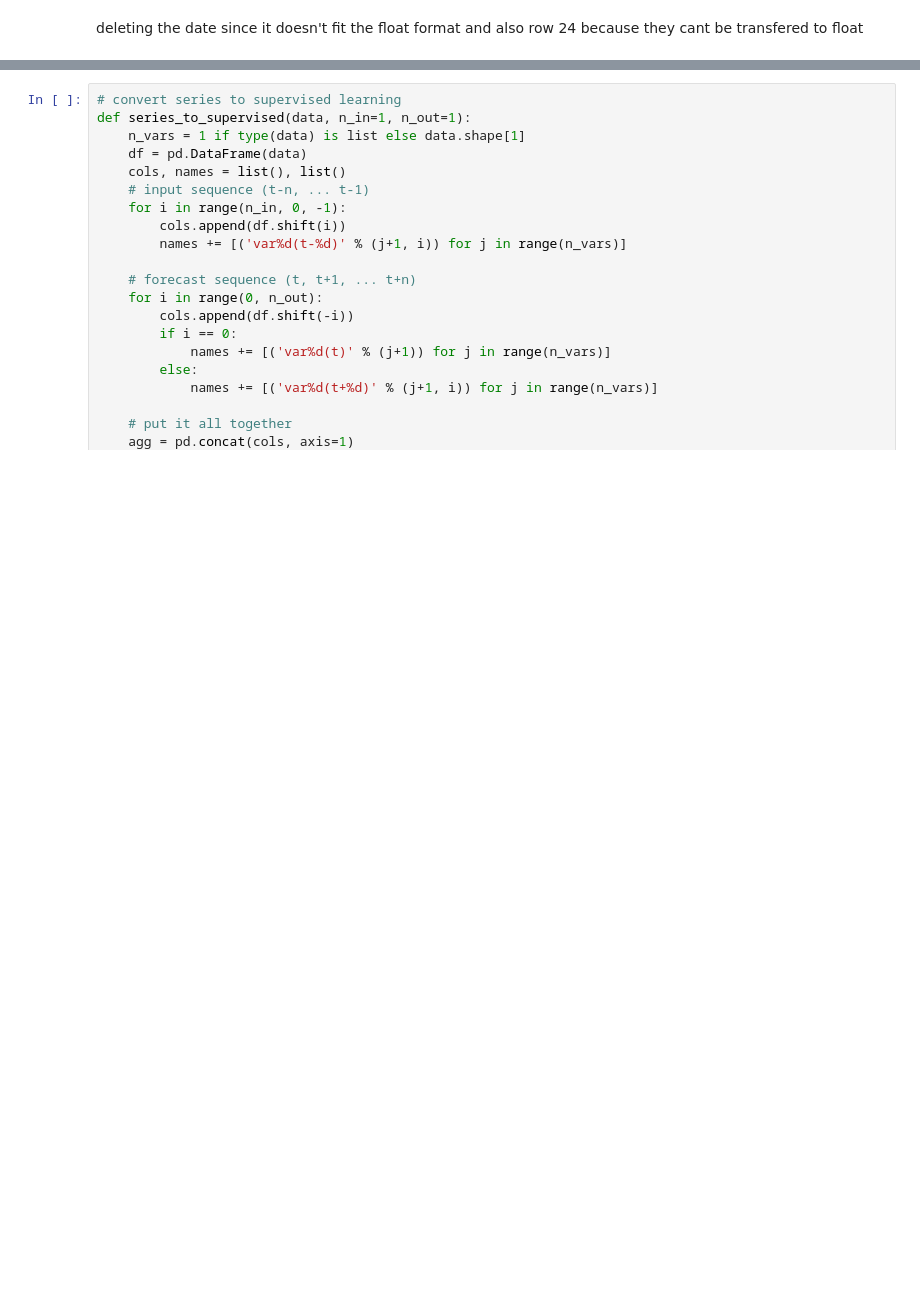
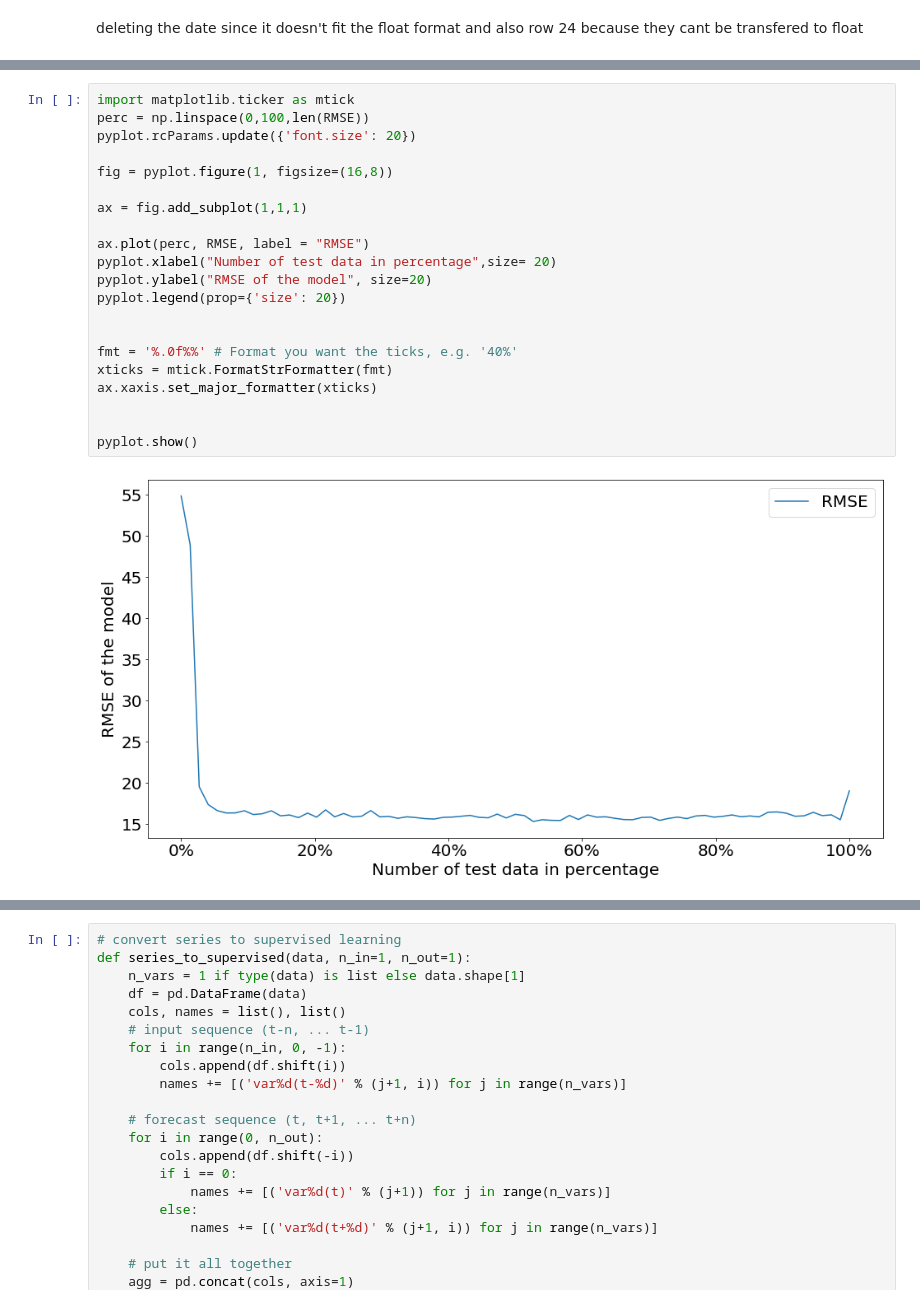
Before and after one commit to LawrenceFulton/NNProject, a Jupyter notebook: notebooks/LSTM.ipynb, the cells around one changed output, grey strips where cells are left out. Cells and saved outputs as stored; diff of their text form; blank space fills up the shorter version.

```diff
--- a/notebooks/LSTM.ipynb
+++ b/notebooks/LSTM.ipynb
@@ -62,0 +228,23 @@ values.shape
+# %%
+import matplotlib.ticker as mtick
+perc = np.linspace(0,100,len(RMSE))
+pyplot.rcParams.update({'font.size': 20})
+
+fig = pyplot.figure(1, figsize=(16,8))
+
+ax = fig.add_subplot(1,1,1)
+
+ax.plot(perc, RMSE, label = "RMSE")
+pyplot.xlabel("Number of test data in percentage",size= 20)
+pyplot.ylabel("RMSE of the model", size=20)
+pyplot.legend(prop={'size': 20})
+
+
+fmt = '%.0f%%' # Format you want the ticks, e.g. '40%'
+xticks = mtick.FormatStrFormatter(fmt)
+ax.xaxis.set_major_formatter(xticks)
+
+
+pyplot.show()
+# %% [output]
+[figure, added]
```
Also changed, not shown: parts of 26 cells of this notebook.
